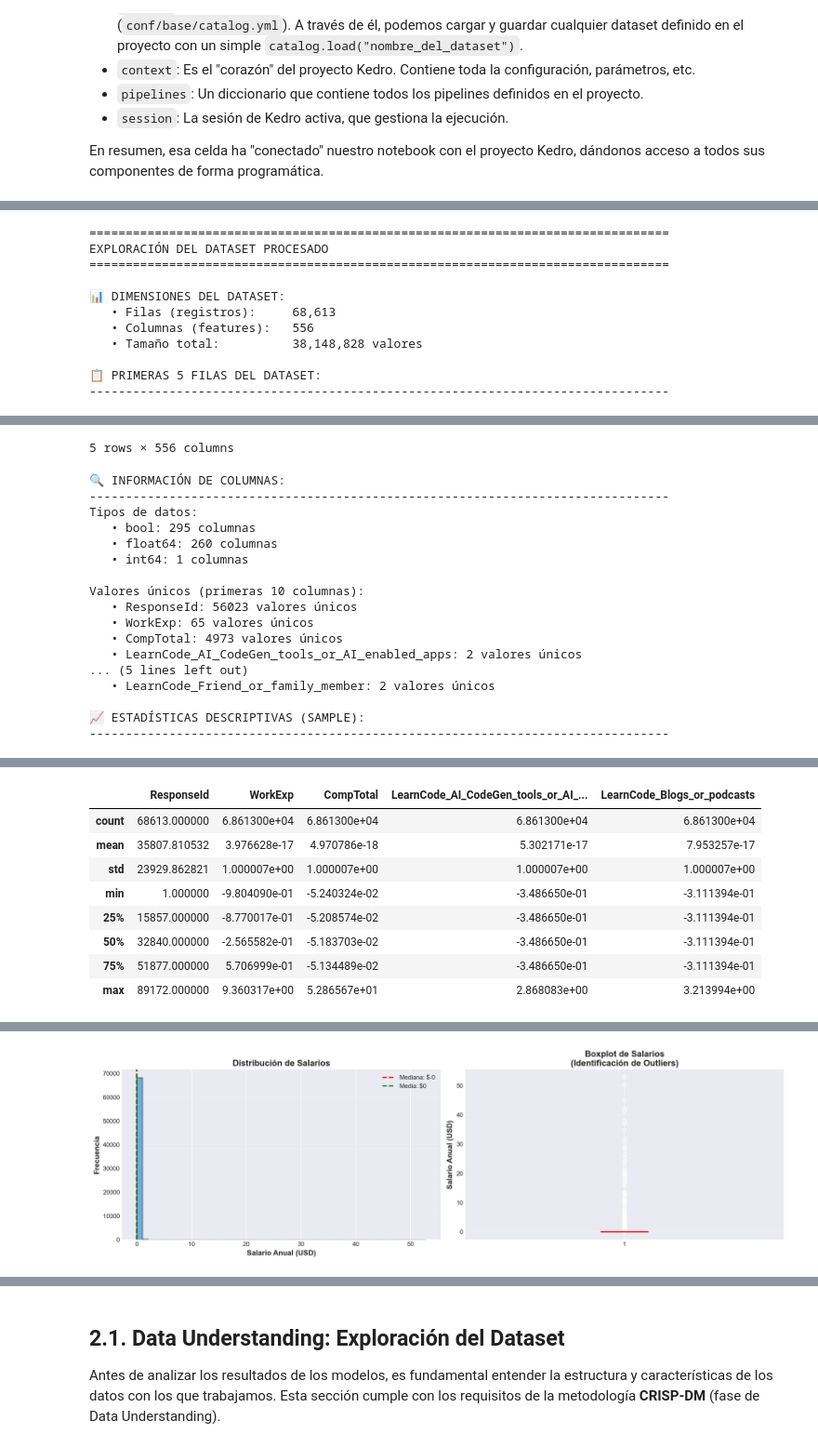
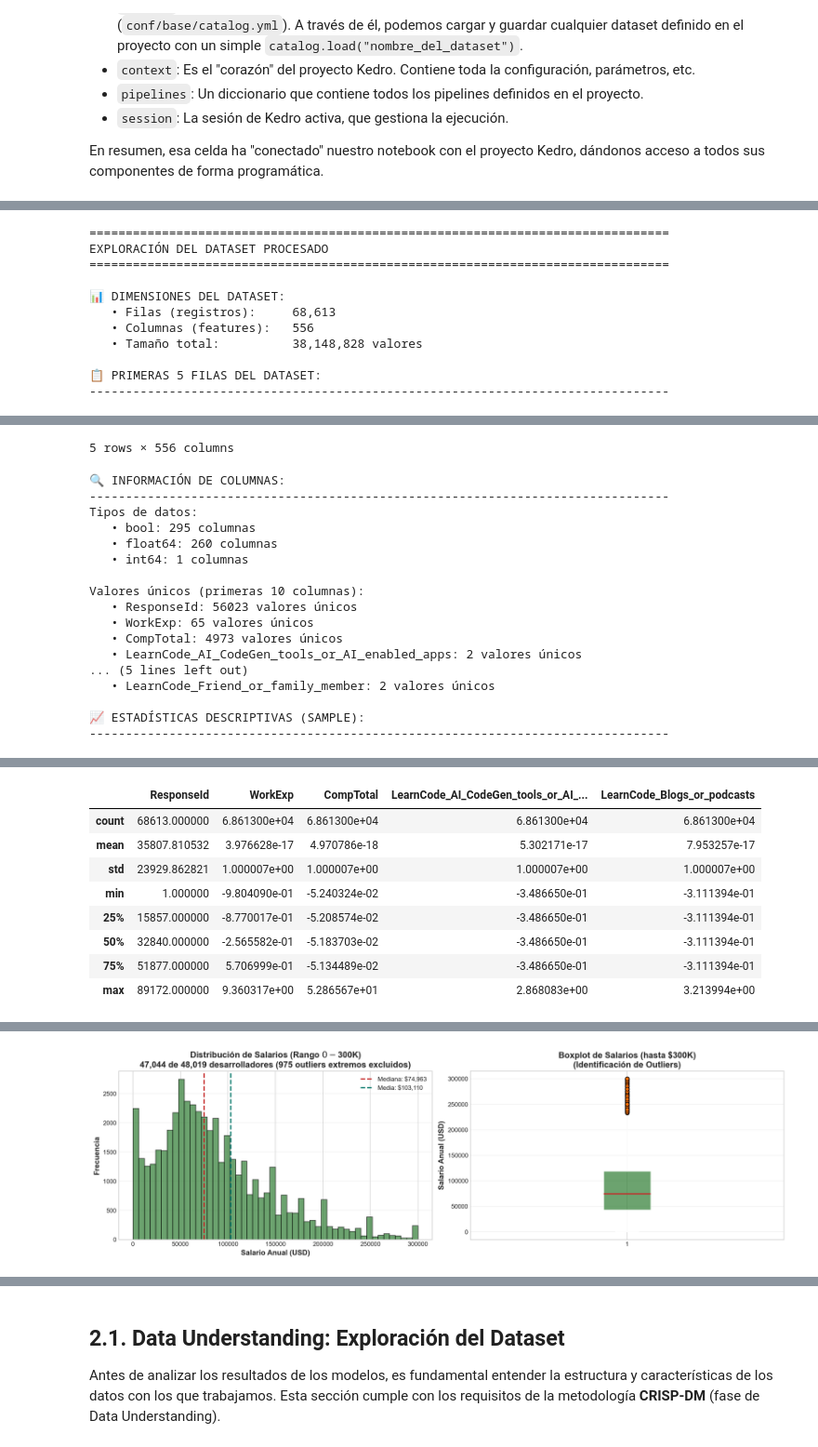
Before and after one commit to HecAguilaV/ML_Analisis_Ecosistema_Dev, a Jupyter notebook: notebooks/02_analisis_de_resultados.ipynb, the cells around one changed output, grey strips where cells are left out. Shown at 93% size. Saved outputs shown, nothing was run; the diff lists cells and outputs as text; code cells hidden in the pictures.

```diff
--- a/notebooks/02_analisis_de_resultados.ipynb
+++ b/notebooks/02_analisis_de_resultados.ipynb
@@ -9,19 +9,30 @@ import warnings
 warnings.filterwarnings('ignore')
 
 # Imports necesarios
-
 import matplotlib
 import matplotlib.pyplot as plt
+import seaborn as sns
 from IPython.display import display
 
 # Configurar matplotlib para notebook
 %config InlineBackend.figure_formats = ['png', 'retina']
 %matplotlib inline
 
+# ===== PALETA DE COLORES MODERNA Y ACCESIBLE =====
+COLOR_PRIMARY = '#2E7D32'      # Verde oscuro - Modelos principales
+COLOR_SECONDARY = '#1976D2'    # Azul oscuro - Modelos baseline
+COLOR_ACCENT = '#FF6F00'       # Naranja - Alertas/destacados
+COLOR_SUCCESS = '#00796B'      # Teal oscuro - Métricas positivas
+COLOR_WARNING = '#C62828'      # Rojo oscuro - Comparaciones
+
+# Aplicar estilo moderno
+plt.style.use('seaborn-v0_8-whitegrid')
+sns.set_palette([COLOR_PRIMARY, COLOR_SECONDARY, COLOR_ACCENT, COLOR_SUCCESS, COLOR_WARNING])
+
 # Configuración visual mejorada
 matplotlib.rcParams['figure.dpi'] = 100
 matplotlib.rcParams['savefig.dpi'] = 300
 matplotlib.rcParams['figure.figsize'] = (12, 6)
 
-print("✅ Matplotlib configurado para visualización inline optimizada")
+print("✅ Matplotlib configurado con paleta moderna y accesible (WCAG AA)")
 # %% [output]
@@ -338,38 +369,63 @@ salary_cols = [col for col in df_procesado.columns if 'salary' in col.lower() or
 print(f"Columnas de salario encontradas: {salary_cols}")
 
 if len(salary_cols) > 0:
-    # Usar la primera columna de salario encontrada
-    salary_col = salary_cols[0]
-    salarios = df_procesado[salary_col]
+    # CARGAR DATOS REALES (sin normalizar) - El dataset procesado está normalizado
+    print("\n⚠️ IMPORTANTE: El dataset procesado contiene datos NORMALIZADOS")
+    print("   Cargando datos REALES desde StackOverflow 2023 para visualización correcta...")
 
-    print(f"\nEstadísticas de '{salary_col}':")
-    print(f"   • Media:       ${salarios.mean():,.2f}")
-    print(f"   • Mediana:     ${salarios.median():,.2f}")
-    print(f"   • Desv. Est.:  ${salarios.std():,.2f}")
-    print(f"   • Mínimo:      ${salarios.min():,.2f}")
-    print(f"   • Máximo:      ${salarios.max():,.2f}")
-    print(f"   • Q1 (25%):    ${salarios.quantile(0.25):,.2f}")
-    print(f"   • Q3 (75%):    ${salarios.quantile(0.75):,.2f}")
+    try:
+        # Cargar desde el catálogo de Kedro (StackOverflow 2023)
+        df_raw = catalog.load("datos_crudos_so_2023")
+        salarios_reales = df_raw['ConvertedCompYearly'].dropna()
+        print(f"✅ Cargados {len(salarios_reales):,} salarios reales desde StackOverflow 2023")
+    except Exception as e:
+        print(f"⚠️ No se pudo cargar desde catálogo: {e}")
+        # Intentar cargar directamente desde CSV
+        try:
+            raw_path = project_root / "data" / "01_raw" / "stackoverflow_2023" / "stack_overflow_survey_results_public.csv"
+            df_raw_csv = pd.read_csv(raw_path, usecols=['ConvertedCompYearly'], encoding='utf-8-sig')
+            salarios_reales = df_raw_csv['ConvertedCompYearly'].dropna()
+            print(f"✅ Cargados {len(salarios_reales):,} salarios reales desde CSV")
+        except Exception as e2:
+            print(f"❌ Error cargando datos RAW: {e2}")
+            print("⚠️ Usando datos normalizados (escala -3 a +3, no USD reales)")
+            salarios_reales = df_procesado[salary_cols[0]]
 
-    # Visualización de distribución de salarios
+    print(f"\nEstadísticas de Salarios (USD Reales):")
+    print(f"   • Media:       ${salarios_reales.mean():,.2f}")
+    print(f"   • Mediana:     ${salarios_reales.median():,.2f}")
+    print(f"   • Desv. Est.:  ${salarios_reales.std():,.2f}")
+    print(f"   • Mínimo:      ${salarios_reales.min():,.2f}")
+    print(f"   • Máximo:      ${salarios_reales.max():,.2f}")
+    print(f"   • Q1 (25%):    ${salarios_reales.quantile(0.25):,.2f}")
+    print(f"   • Q3 (75%):    ${salarios_reales.quantile(0.75):,.2f}")
+
+    # Visualización de distribución de salarios - DATOS REALES
     fig, axes = plt.subplots(1, 2, figsize=(16, 5))
 
-    # Histograma
-    axes[0].hist(salarios, bins=50, edgecolor='black', alpha=0.7, color='#3498DB')
-    axes[0].axvline(salarios.median(), color='red', linestyle='--', linewidth=2, label=f'Mediana: ${salarios.median():,.0f}')
-    axes[0].axvline(salarios.mean(), color='green', linestyle='--', linewidth=2, label=f'Media: ${salarios.mean():,.0f}')
+    # Filtrar outliers extremos para mejor visualización (mantener hasta $300K)
+    salarios_visualizacion = salarios_reales[salarios_reales <= 300000]
+    outliers_extremos = len(salarios_reales) - len(salarios_visualizacion)
+
+    # Histograma con 50 bins (apropiado para datos reales sin normalizar)
+    n, bins, patches = axes[0].hist(salarios_visualizacion, bins=50, edgecolor='black', alpha=0.7, color=COLOR_PRIMARY)
+    axes[0].axvline(salarios_reales.median(), color=COLOR_WARNING, linestyle='--', linewidth=2, label=f'Mediana: ${salarios_reales.median():,.0f}')
+    axes[0].axvline(salarios_reales.mean(), color=COLOR_SUCCESS, linestyle='--', linewidth=2, label=f'Media: ${salarios_reales.mean():,.0f}')
     axes[0].set_xlabel('Salario Anual (USD)', fontsize=12, weight='bold')
     axes[0].set_ylabel('Frecuencia', fontsize=12, weight='bold')
-    axes[0].set_title('Distribución de Salarios', fontsize=14, weight='bold')
+    axes[0].set_title(f'Distribución de Salarios (Rango $0-$300K)\n{len(salarios_visualizacion):,} de {len(salarios_reales):,} desarrolladores ({outliers_extremos:,} outliers extremos excluidos)',
+                     fontsize=14, weight='bold')
     axes[0].legend()
     axes[0].grid(axis='y', alpha=0.3)
 
-    # Boxplot
-    axes[1].boxplot(salarios, vert=True, patch_artist=True,
-                    boxprops=dict(facecolor='#3498DB', alpha=0.7),
-                    medianprops=dict(color='red', linewidth=2))
+    # Boxplot con filtro similar
+    bp = axes[1].boxplot(salarios_visualizacion, vert=True, patch_artist=True,
+                    boxprops=dict(facecolor=COLOR_PRIMARY, alpha=0.7),
+                    medianprops=dict(color=COLOR_WARNING, linewidth=2),
+                    flierprops=dict(marker='o', markerfacecolor=COLOR_ACCENT,
+                                   markersize=6, markeredgecolor='black', alpha=0.8))
     axes[1].set_ylabel('Salario Anual (USD)', fontsize=12, weight='bold')
-    axes[1].set_title('Boxplot de Salarios\n(Identificación de Outliers)', fontsize=14, weight='bold')
+    axes[1].set_title('Boxplot de Salarios (hasta $300K)\n(Identificación de Outliers)', fontsize=14, weight='bold')
     axes[1].grid(axis='y', alpha=0.3)
 
     plt.tight_layout()
@@ -449,2 +510,2 @@ Estadísticas de 'CompTotal':
 [interactive output not drawn]
-[figure, old version]
+[figure, new version]
```
Also changed, not shown: parts of 14 cells of this notebook, 33 other files.
